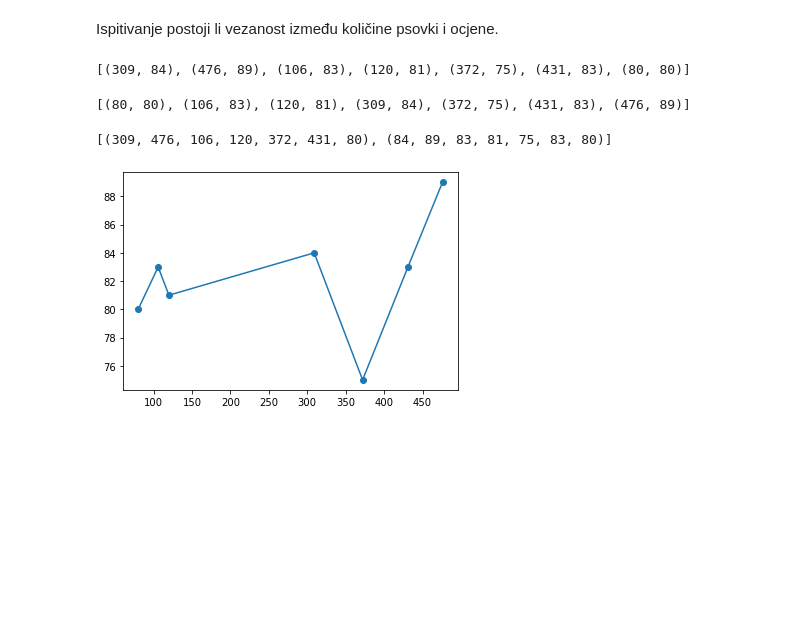
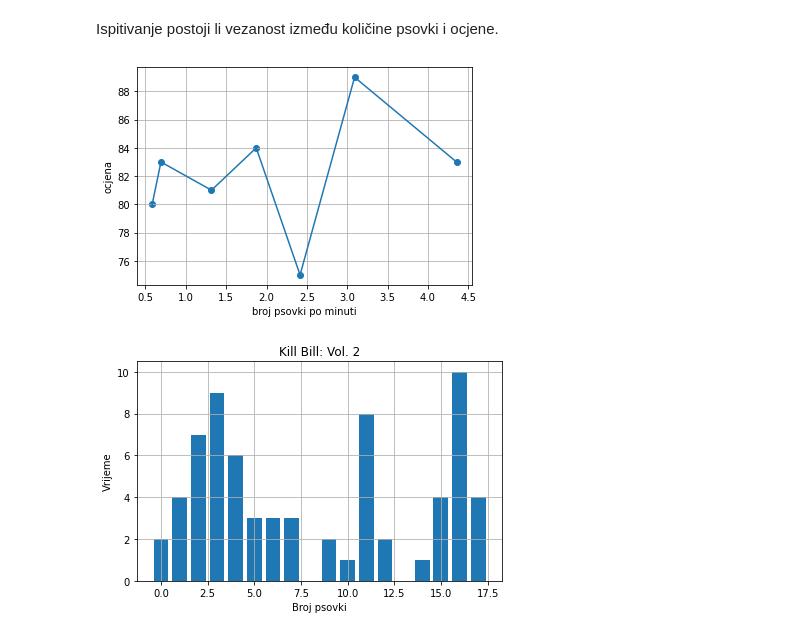
Before and after one commit to filipnovacki/tarantino_profanity, a Jupyter notebook: tarantino_profanity.ipynb, the cells around one changed output. Cells and saved outputs as stored; diff of their text form; code cells hidden in the pictures; blank space fills up the shorter version.

```diff
--- a/tarantino_profanity.ipynb
+++ b/tarantino_profanity.ipynb
@@ -28,13 +30,13 @@ with open('profanity.csv') as file:
 # %%
 filmovi = set(df.movie)
 # %%
-film = [('Django Unchained', 84, 2012),
- ('Pulp Fiction', 89, 1994),
- ('Inglorious Basterds', 83, 2009),
- ('Kill Bill: Vol. 1', 81, 2003),
- ('Jackie Brown', 75, 1997),
- ('Reservoir Dogs', 83, 1992),
- ('Kill Bill: Vol. 2', 80, 2004)]
+film = [('Django Unchained', 84, 2012, 165),
+ ('Pulp Fiction', 89, 1994, 154),
+ ('Inglorious Basterds', 83, 2009, 153),
+ ('Kill Bill: Vol. 1', 81, 2003, 91),
+ ('Jackie Brown', 75, 1997, 154),
+ ('Reservoir Dogs', 83, 1992, 99),
+ ('Kill Bill: Vol. 2', 80, 2004, 137)]
 # %%
 tip_vulgarnosti = set(df.type)
 # %%
@@ -298,28 +334,32 @@ for tablica in tablice:
 ### Upiti
 # %% [markdown]
 Ispitivanje postoji li vezanost između količine psovki i ocjene.
-# %%
-count_per_film = '''
-SELECT COUNT(), film.ocjena FROM rijec, film
-WHERE film_id = film_fk
-GROUP BY film_fk;
-'''
-rez = c.execute(count_per_film).fetchall()
-print(rez)
-# %% [output]
-[(309, 84), (476, 89), (106, 83), (120, 81), (372, 75), (431, 83), (80, 80)]
 # %%
 import matplotlib as mpl
 import matplotlib.pyplot as plt
-# %%
-podatci = sorted(rez)
-(list(zip(*rez)))
-# %% [output]
-[(80, 80), (106, 83), (120, 81), (309, 84), (372, 75), (431, 83), (476, 89)]
-[(309, 476, 106, 120, 372, 431, 80), (84, 89, 83, 81, 75, 83, 80)]
-# %%
-plt.scatter(*zip(*podatci))
-plt.plot(*zip(*podatci))
-plt.show()
-# %% [output]
-[figure, removed]
+# %%
+#Ispitivanje postoji li veza izmedu gustoce psovki i ocjene.
+
+avg_per_film = '''
+SELECT  CAST (COUNT() as float)/film.trajanje, film.ocjena
+FROM rijec, film
+WHERE film_id = film_fk
+GROUP BY film_fk
+'''
+rez = c.execute(avg_per_film).fetchall()
+
+podatci_avg = sorted(rez)
+list(zip(*podatci_avg))
+
+fig = plt.figure()
+ax1 = fig.add_subplot(111)
+ax1.set_ylabel('ocjena')
+ax1.set_xlabel('broj psovki po minuti')
+
+plt.grid(True)
+plt.scatter(*zip(*podatci_avg))
+plt.plot(*zip(*podatci_avg))
+plt.savefig('rad/slike/psovke_po_minuti.pdf')
+plt.show()
+# %% [output]
+[figure, added]
@@ -325,0 +393,4 @@ plt.show()
+# %%
+psovka_dio_filma(c, 'Kill Bill: Vol. 2', detail = 20, vulg='word')
+# %% [output]
+[figure, added]
```
Also changed, not shown: parts of 26 cells of this notebook, 43 other files.
